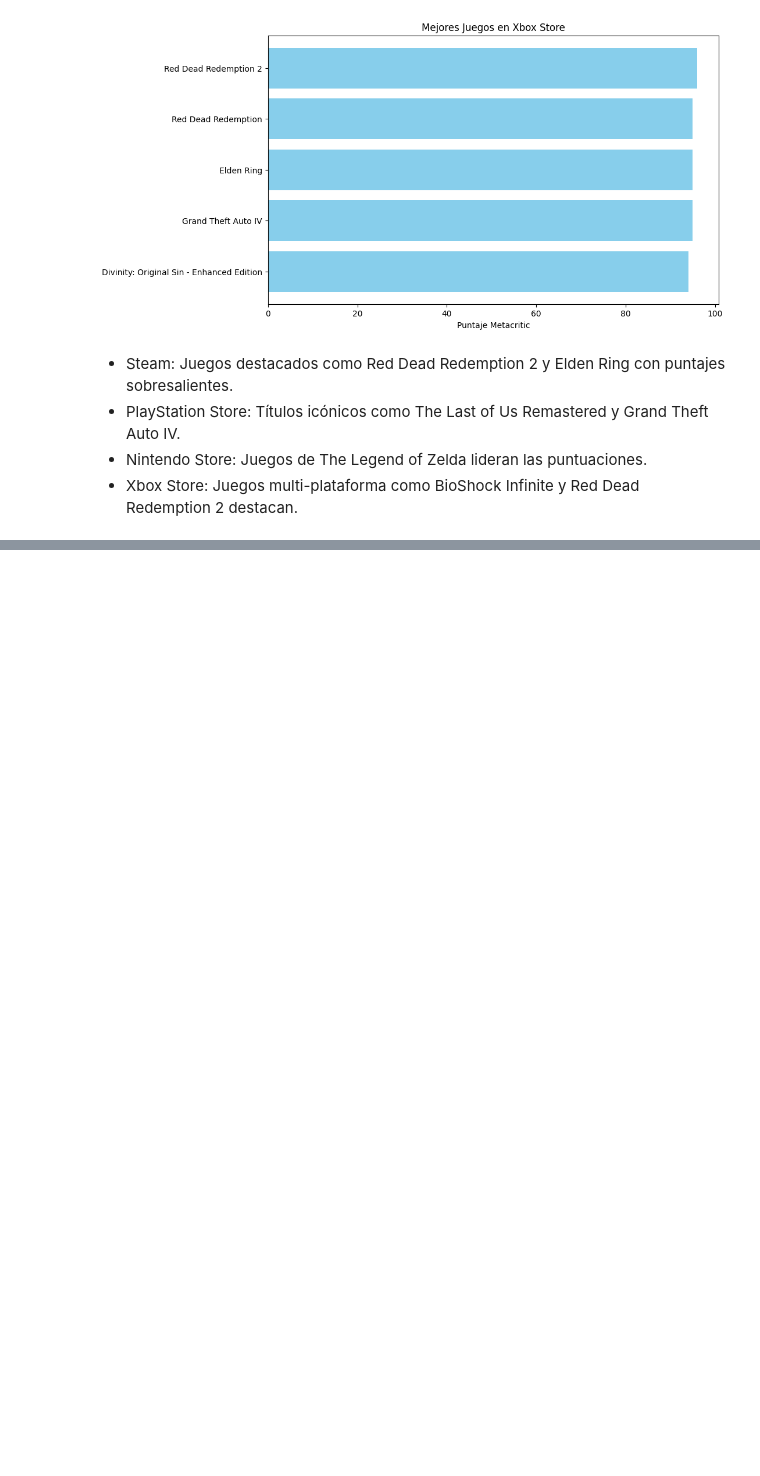
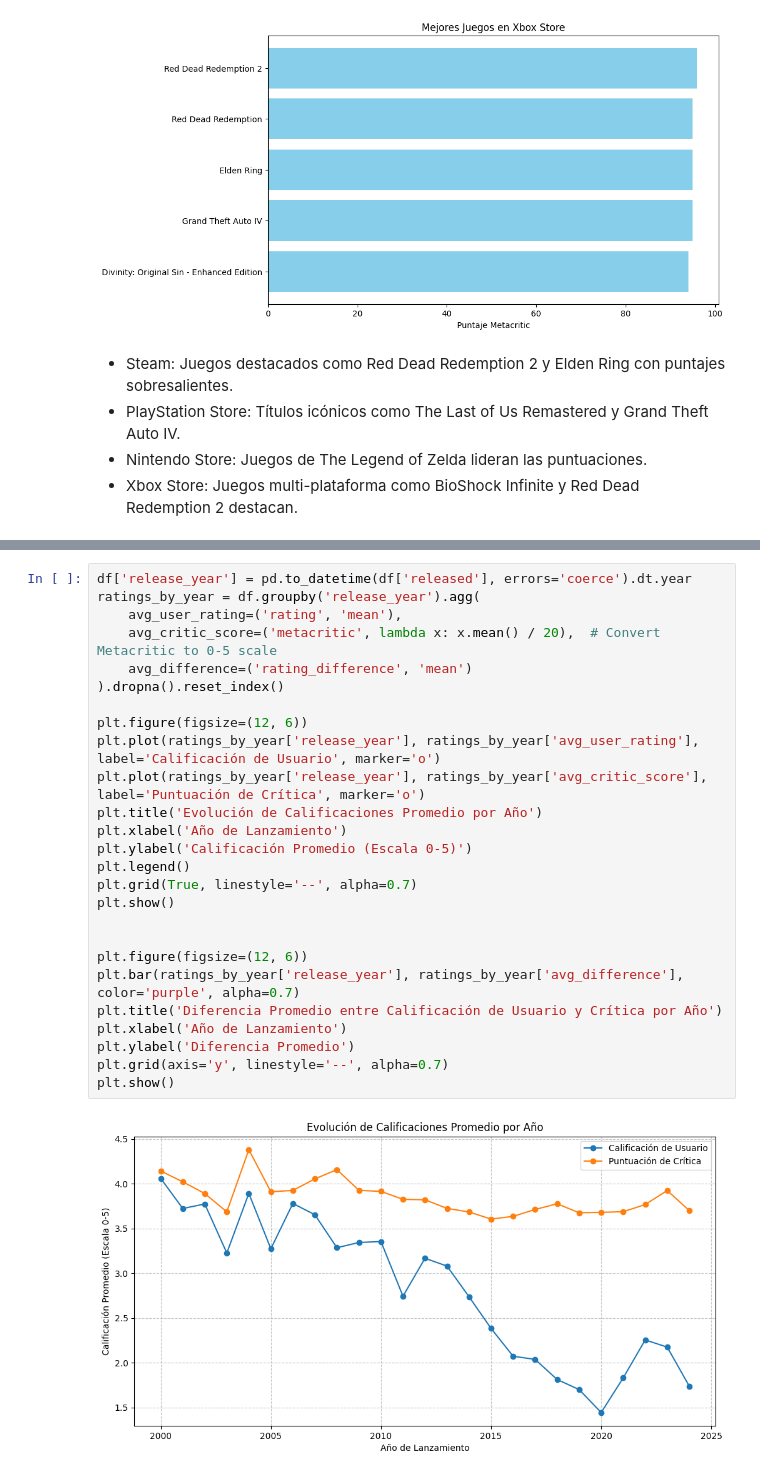
Before and after one commit to andreszaragoza/Eda-Andres, a Jupyter notebook: Analisis_Andres/notebooks/Analisis_Datos.ipynb, the cells around one changed output, grey strips where cells are left out. Drawn from its saved outputs; the diff is of its cells as text; blank space fills up the shorter version.

```diff
--- a/Analisis_Andres/notebooks/Analisis_Datos.ipynb
+++ b/Analisis_Andres/notebooks/Analisis_Datos.ipynb
@@ -1393,0 +1385,28 @@ plot_top_games("Xbox Store", top_xbox_games)
+# %%
+df['release_year'] = pd.to_datetime(df['released'], errors='coerce').dt.year
+ratings_by_year = df.groupby('release_year').agg(
+    avg_user_rating=('rating', 'mean'),
+    avg_critic_score=('metacritic', lambda x: x.mean() / 20),  # Convert Metacritic to 0-5 scale
+    avg_difference=('rating_difference', 'mean')
+).dropna().reset_index()
+
+plt.figure(figsize=(12, 6))
+plt.plot(ratings_by_year['release_year'], ratings_by_year['avg_user_rating'], label='Calificación de Usuario', marker='o')
+plt.plot(ratings_by_year['release_year'], ratings_by_year['avg_critic_score'], label='Puntuación de Crítica', marker='o')
+plt.title('Evolución de Calificaciones Promedio por Año')
+plt.xlabel('Año de Lanzamiento')
+plt.ylabel('Calificación Promedio (Escala 0-5)')
+plt.legend()
+plt.grid(True, linestyle='--', alpha=0.7)
+plt.show()
+
+
+plt.figure(figsize=(12, 6))
+plt.bar(ratings_by_year['release_year'], ratings_by_year['avg_difference'], color='purple', alpha=0.7)
+plt.title('Diferencia Promedio entre Calificación de Usuario y Crítica por Año')
+plt.xlabel('Año de Lanzamiento')
+plt.ylabel('Diferencia Promedio')
+plt.grid(axis='y', linestyle='--', alpha=0.7)
+plt.show()
+# %% [output]
+[figure, added]
```
Also changed, not shown: parts of 28 cells of this notebook, 1 other file.
